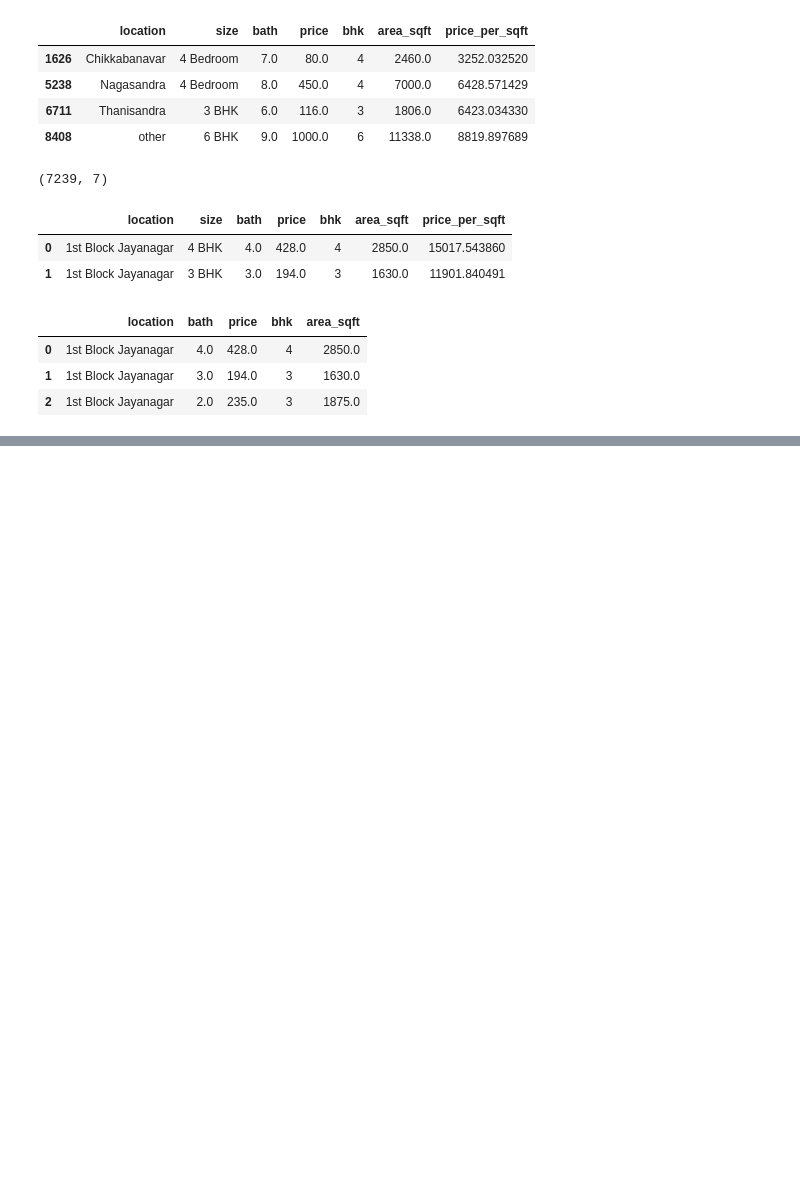
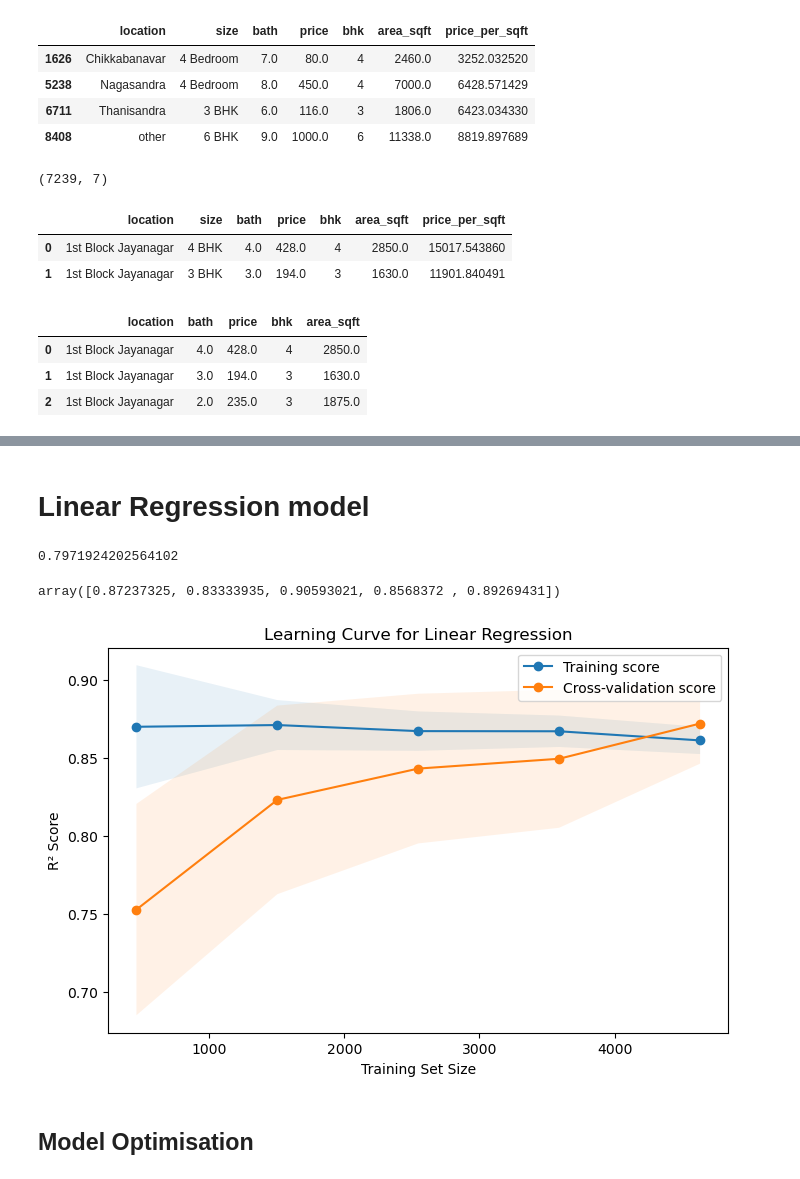
Before and after one commit to abhishekokumar/house_price_prediction, a Jupyter notebook: notebook/house_price_prediction.ipynb, the cells around one changed output, grey strips where cells are left out. Cells and saved outputs as stored; diff of their text form; code cells hidden in the pictures; blank space fills up the shorter version.

```diff
--- a/notebook/house_price_prediction.ipynb
+++ b/notebook/house_price_prediction.ipynb
@@ -607,0 +706,3 @@ df10.head(3)
+# %%
+Y = df14.price
+Y.head()
@@ -607,0 +718,5 @@ df10.head(3)
+# %%
+from sklearn.model_selection import train_test_split, GridSearchCV
+
+X_train, X_test, y_train, y_test = train_test_split(
+    X, Y, test_size=0.2, random_state=42)
@@ -607,0 +739,46 @@ df10.head(3)
+# %% [markdown]
+# Linear Regression model
+# %%
+from sklearn.linear_model import LinearRegression
+LR_reg = LinearRegression()
+LR_reg.fit(X_train, y_train)
+LR_reg.score(X_test, y_test)
+# %% [output]
+0.7971924202564102
+# %%
+from sklearn.model_selection import ShuffleSplit, cross_val_score, learning_curve
+cv = ShuffleSplit(n_splits=5, test_size=0.2, random_state=0)
+cross_val_score(LinearRegression(), X_train, y_train, cv=cv)
+# %% [output]
+array([0.87237325, 0.83333935, 0.90593021, 0.8568372 , 0.89269431])
+# %%
+# Generate learning curve
+train_sizes, train_scores, test_scores = learning_curve(
+    LR_reg, X_train, y_train, cv=cv, scoring="r2",
+    train_sizes=np.linspace(0.1, 1.0, 5)
+)
+
+# Compute mean and std
+train_mean = np.mean(train_scores, axis=1)
+train_std = np.std(train_scores, axis=1)
+test_mean = np.mean(test_scores, axis=1)
+test_std = np.std(test_scores, axis=1)
+
+# Plot
+plt.figure(figsize=(8,5))
+plt.plot(train_sizes, train_mean, 'o-', label="Training score")
+plt.plot(train_sizes, test_mean, 'o-', label="Cross-validation score")
+
+# Shaded area for variance
+plt.fill_between(train_sizes, train_mean-train_std, train_mean+train_std, alpha=0.1)
+plt.fill_between(train_sizes, test_mean-test_std, test_mean+test_std, alpha=0.1)
+
+plt.xlabel("Training Set Size")
+plt.ylabel("R² Score")
+plt.title("Learning Curve for Linear Regression")
+plt.legend(loc="best")
+plt.show()
+# %% [output]
+[figure, added]
+# %% [markdown]
+## Model Optimisation
```
Also changed, not shown: parts of 21 cells of this notebook, 13 other files.
